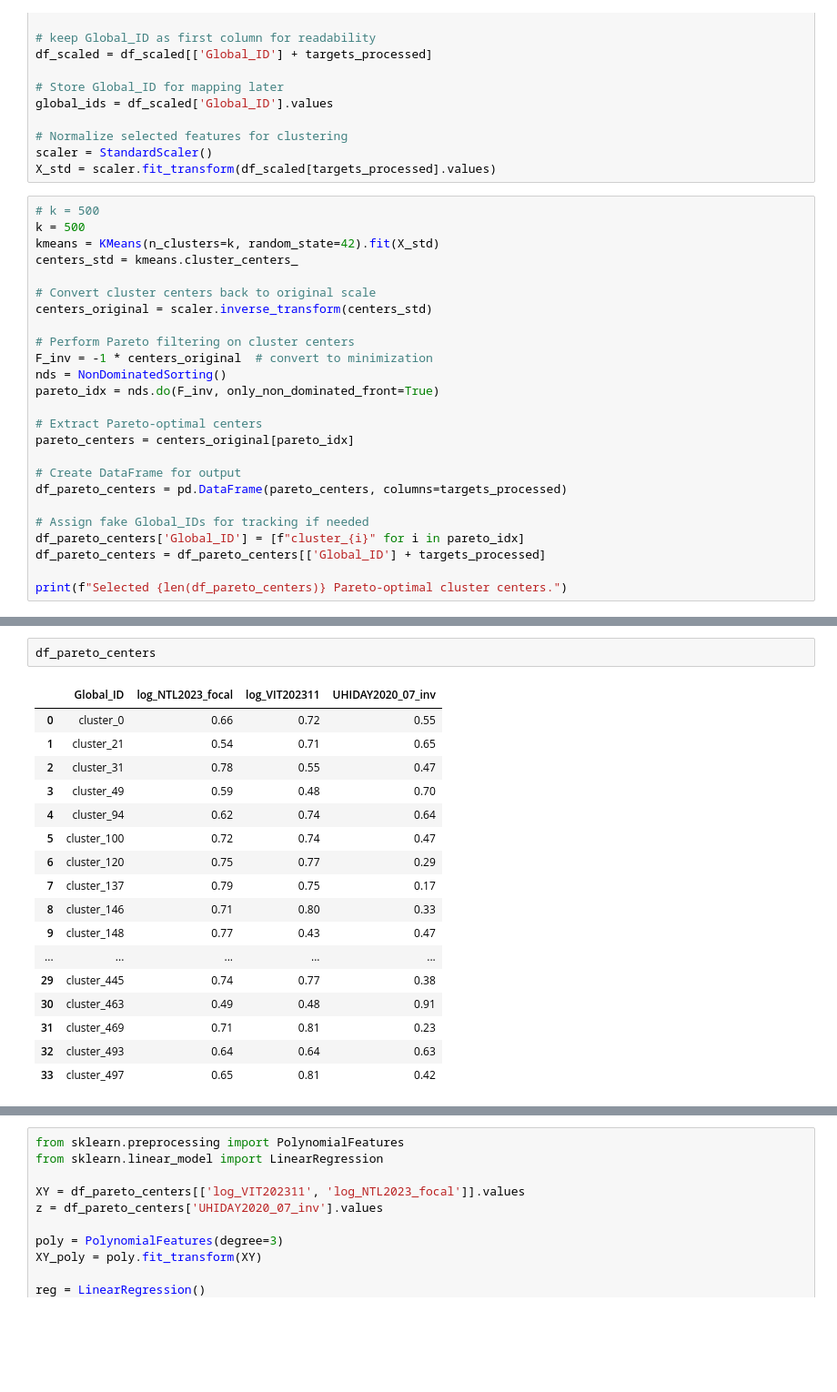
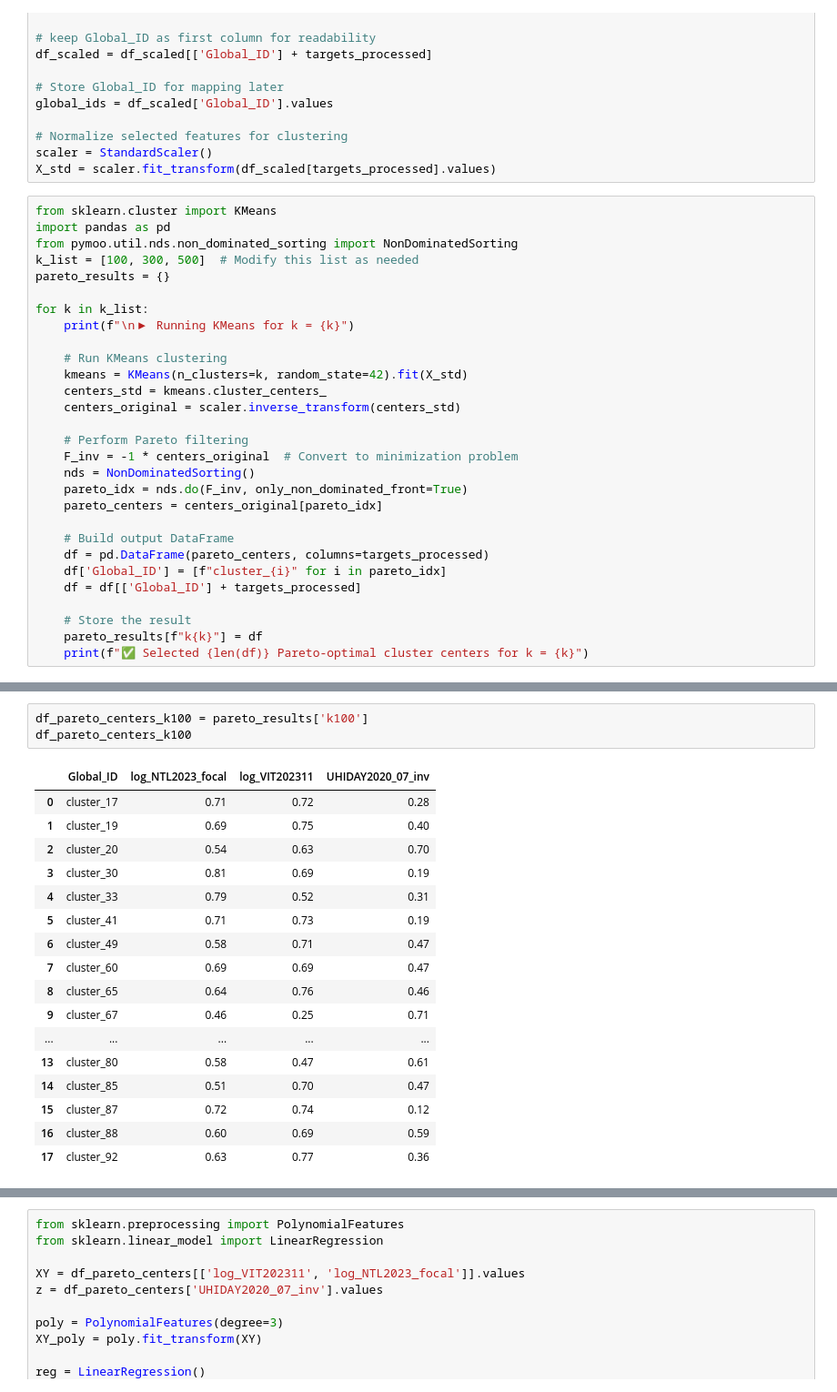
Before and after one commit to Sealxuyh/Urban-form, a Jupyter notebook: code/01_PPF.ipynb, the cells around one changed output, grey strips where cells are left out. Shown at 91% size. Cells and saved outputs as stored; diff of their text form; blank space fills up the shorter version.

```diff
--- a/code/01_PPF.ipynb
+++ b/code/01_PPF.ipynb
@@ -372,28 +372,32 @@ global_ids = df_scaled['Global_ID'].values
 scaler = StandardScaler()
 X_std = scaler.fit_transform(df_scaled[targets_processed].values)
 # %%
-# k = 500
-k = 500
-kmeans = KMeans(n_clusters=k, random_state=42).fit(X_std)
-centers_std = kmeans.cluster_centers_
+from sklearn.cluster import KMeans
+import pandas as pd
+from pymoo.util.nds.non_dominated_sorting import NonDominatedSorting
+k_list = [100, 300, 500]  # Modify this list as needed
+pareto_results = {}
 
-# Convert cluster centers back to original scale
-centers_original = scaler.inverse_transform(centers_std)
+for k in k_list:
+    print(f"\n▶ Running KMeans for k = {k}")
 
-# Perform Pareto filtering on cluster centers
-F_inv = -1 * centers_original  # convert to minimization
-nds = NonDominatedSorting()
-pareto_idx = nds.do(F_inv, only_non_dominated_front=True)
+    # Run KMeans clustering
+    kmeans = KMeans(n_clusters=k, random_state=42).fit(X_std)
+    centers_std = kmeans.cluster_centers_
+    centers_original = scaler.inverse_transform(centers_std)
 
-# Extract Pareto-optimal centers
-pareto_centers = centers_original[pareto_idx]
+    # Perform Pareto filtering
+    F_inv = -1 * centers_original  # Convert to minimization problem
+    nds = NonDominatedSorting()
+    pareto_idx = nds.do(F_inv, only_non_dominated_front=True)
+    pareto_centers = centers_original[pareto_idx]
 
-# Create DataFrame for output
-df_pareto_centers = pd.DataFrame(pareto_centers, columns=targets_processed)
+    # Build output DataFrame
+    df = pd.DataFrame(pareto_centers, columns=targets_processed)
+    df['Global_ID'] = [f"cluster_{i}" for i in pareto_idx]
+    df = df[['Global_ID'] + targets_processed]
 
-# Assign fake Global_IDs for tracking if needed
-df_pareto_centers['Global_ID'] = [f"cluster_{i}" for i in pareto_idx]
-df_pareto_centers = df_pareto_centers[['Global_ID'] + targets_processed]
-
-print(f"Selected {len(df_pareto_centers)} Pareto-optimal cluster centers.")
+    # Store the result
+    pareto_results[f"k{k}"] = df
+    print(f"✅ Selected {len(df)} Pareto-optimal cluster centers for k = {k}")
 # %% [output]
@@ -401,20 +420,21 @@ Selected 34 Pareto-optimal cluster centers.
 # %%
-df_pareto_centers
+df_pareto_centers_k100 = pareto_results['k100']
+df_pareto_centers_k100
 # %% [output]
 |  | Global_ID | log_NTL2023_focal | log_VIT202311 | UHIDAY2020_07_inv |
-| 0 | cluster_0 | 0.66 | 0.72 | 0.55 |
-| 1 | cluster_21 | 0.54 | 0.71 | 0.65 |
-| 2 | cluster_31 | 0.78 | 0.55 | 0.47 |
-| 3 | cluster_49 | 0.59 | 0.48 | 0.70 |
-| 4 | cluster_94 | 0.62 | 0.74 | 0.64 |
-| 5 | cluster_100 | 0.72 | 0.74 | 0.47 |
-| 6 | cluster_120 | 0.75 | 0.77 | 0.29 |
-| 7 | cluster_137 | 0.79 | 0.75 | 0.17 |
-| 8 | cluster_146 | 0.71 | 0.80 | 0.33 |
-| 9 | cluster_148 | 0.77 | 0.43 | 0.47 |
+| 0 | cluster_17 | 0.71 | 0.72 | 0.28 |
+| 1 | cluster_19 | 0.69 | 0.75 | 0.40 |
+| 2 | cluster_20 | 0.54 | 0.63 | 0.70 |
+| 3 | cluster_30 | 0.81 | 0.69 | 0.19 |
+| 4 | cluster_33 | 0.79 | 0.52 | 0.31 |
+| 5 | cluster_41 | 0.71 | 0.73 | 0.19 |
+| 6 | cluster_49 | 0.58 | 0.71 | 0.47 |
+| 7 | cluster_60 | 0.69 | 0.69 | 0.47 |
+| 8 | cluster_65 | 0.64 | 0.76 | 0.46 |
+| 9 | cluster_67 | 0.46 | 0.25 | 0.71 |
 | ... | ... | ... | ... | ... |
-| 29 | cluster_445 | 0.74 | 0.77 | 0.38 |
-| 30 | cluster_463 | 0.49 | 0.48 | 0.91 |
-| 31 | cluster_469 | 0.71 | 0.81 | 0.23 |
-| 32 | cluster_493 | 0.64 | 0.64 | 0.63 |
-| 33 | cluster_497 | 0.65 | 0.81 | 0.42 |
+| 13 | cluster_80 | 0.58 | 0.47 | 0.61 |
+| 14 | cluster_85 | 0.51 | 0.70 | 0.47 |
+| 15 | cluster_87 | 0.72 | 0.74 | 0.12 |
+| 16 | cluster_88 | 0.60 | 0.69 | 0.59 |
+| 17 | cluster_92 | 0.63 | 0.77 | 0.36 |
```
Also changed, not shown: parts of 28 cells of this notebook.
